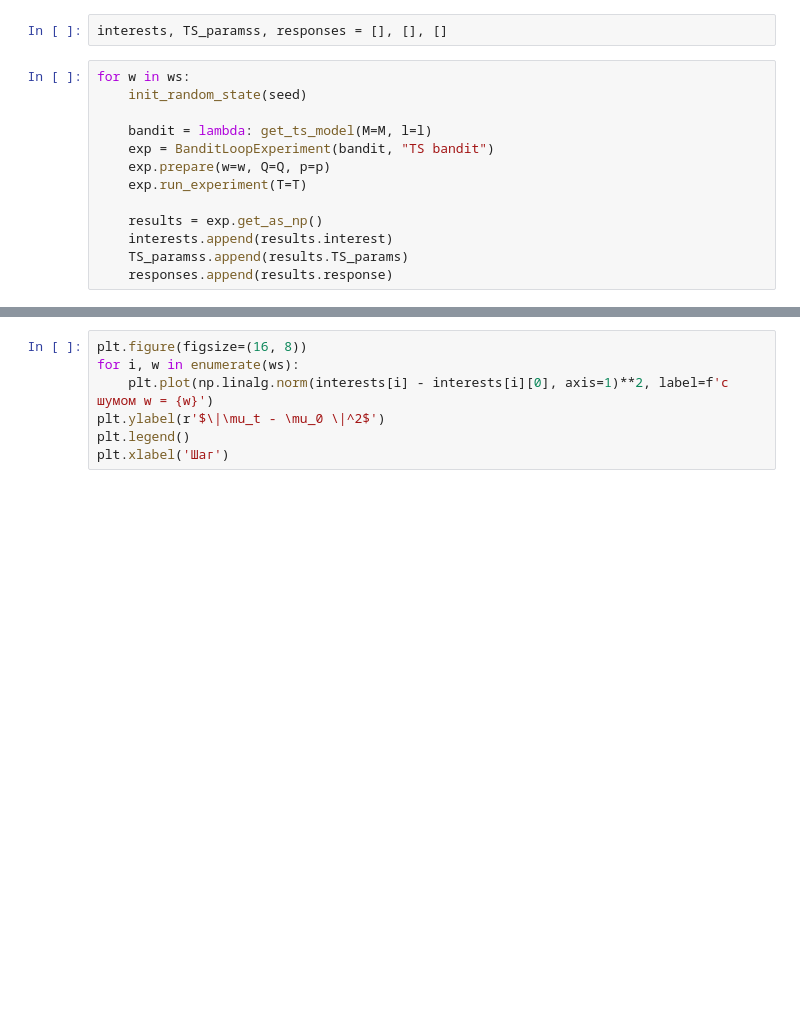
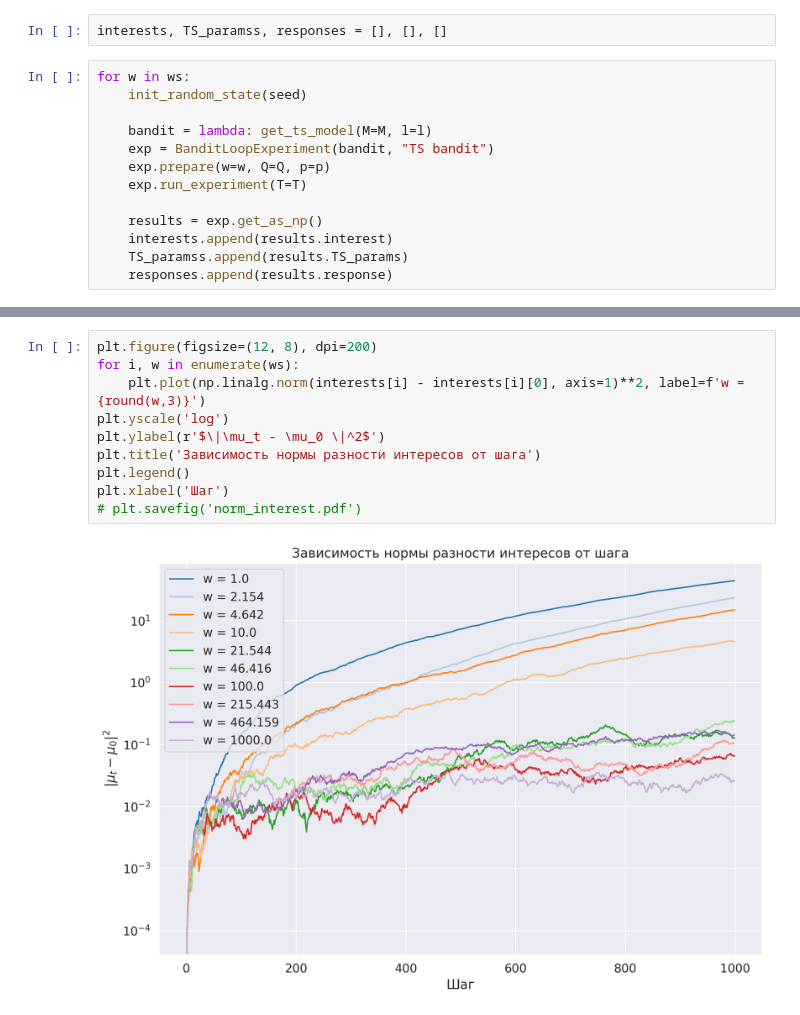
Before and after one commit to prog-autom/bandit-loops, a Jupyter notebook: notebooks/exp.ipynb, the cells around one changed output, grey strips where cells are left out. Cells and saved outputs as stored; diff of their text form; blank space fills up the shorter version.

```diff
--- a/notebooks/exp.ipynb
+++ b/notebooks/exp.ipynb
@@ -95,10 +102,15 @@ for m in range(M):
 # %%
-plt.figure(figsize=(16, 8))
+plt.figure(figsize=(12, 8), dpi=200)
 for i, w in enumerate(ws):
-    plt.plot(np.linalg.norm(interests[i] - interests[i][0], axis=1)**2, label=f'с шумом w = {w}')
+    plt.plot(np.linalg.norm(interests[i] - interests[i][0], axis=1)**2, label=f'w = {round(w,3)}')
+plt.yscale('log')
 plt.ylabel(r'$\|\mu_t - \mu_0 \|^2$')
+plt.title('Зависимость нормы разности интересов от шага')
 plt.legend()
 plt.xlabel('Шаг')
+# plt.savefig('norm_interest.pdf')
+# %% [output]
+[figure, added]
 # %%
 for i in range(M):
     draw_posteriori(np.linspace(0, 1., 100), sps.beta, TS_paramss[0][::100][:, i], obj=i, steps = range(0, T, 100))
```
Also changed, not shown: parts of 5 cells of this notebook, 1 other file.
